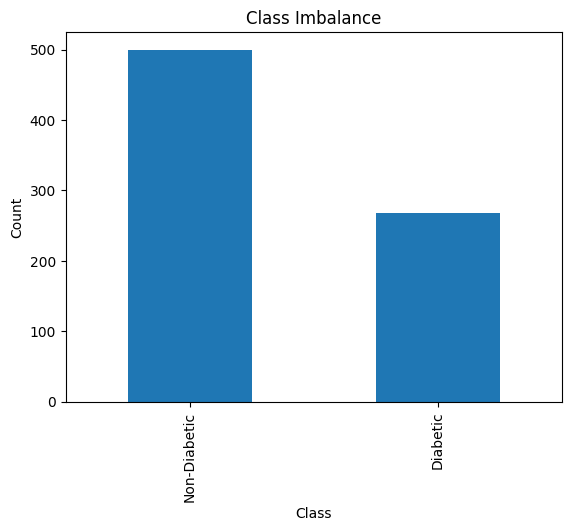
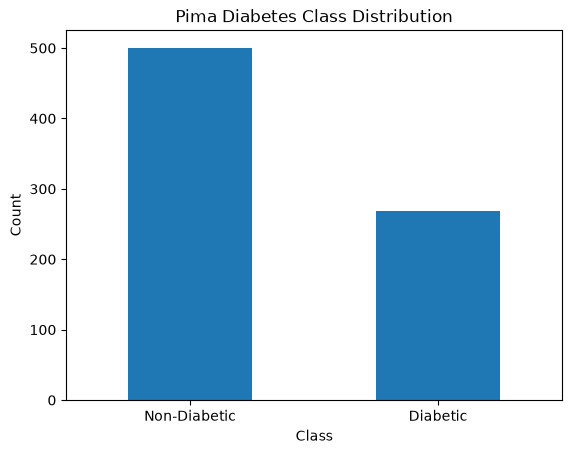
The change to this notebook cell's code, shown as a diff; its figure went from the first image to the second:
--- before
+++ after
@@ -1,6 +1,13 @@
 class_counts.plot(kind="bar")
-plt.title("Class Imbalance")
+plt.title("Pima Diabetes Class Distribution")
 plt.xlabel("Class")
 plt.ylabel("Count")
-plt.xticks([0,1], ["Non-Diabetic", "Diabetic"])
+plt.xticks([0,1], ["Non-Diabetic", "Diabetic"], rotation=0)
+
+plt.savefig(
+    "../../results/week 1/class_distribution.png",
+    dpi=300,
+    bbox_inches="tight"
+)
+
 plt.show()

Commit: Add figures and update project results